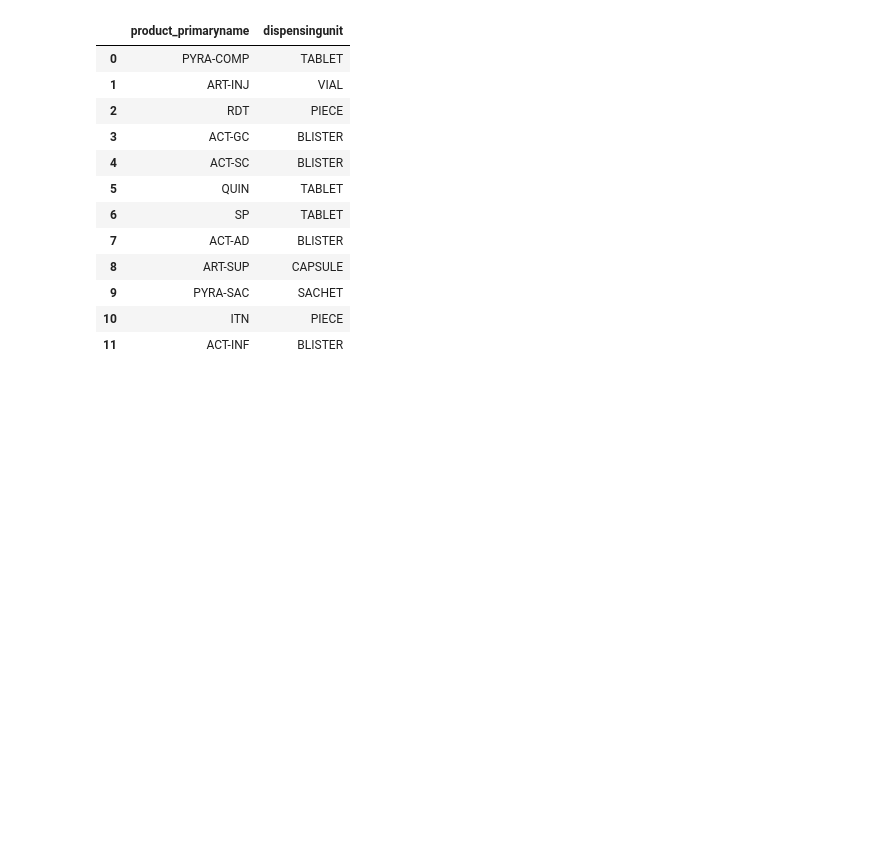
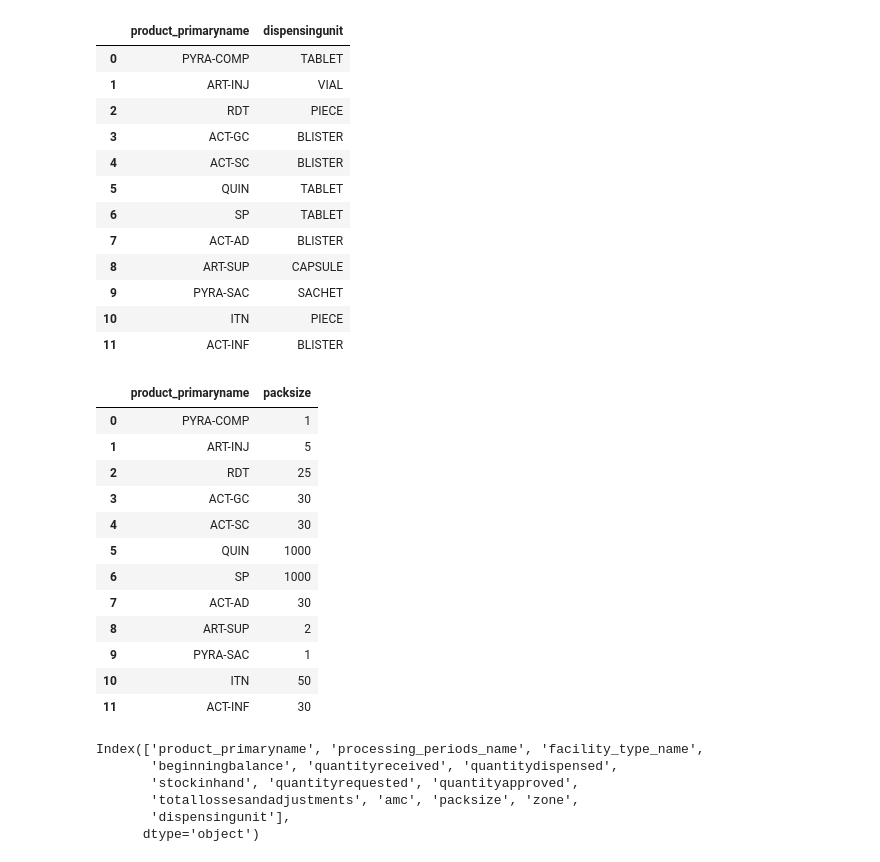
Before and after one commit to gerard-bisama/data-analytics-project, a Jupyter notebook: data_cleaning/Data Preparation.ipynb, the cells around one changed output. Drawn from its saved outputs; the diff is of its cells as text; code cells hidden in the pictures; blank space fills up the shorter version.

```diff
--- a/data_cleaning/Data Preparation.ipynb
+++ b/data_cleaning/Data Preparation.ipynb
@@ -471,3 +580,30 @@ df_product_dispensingunit_unique
 | 9 | PYRA-SAC | SACHET |
 | 10 | ITN | PIECE |
 | 11 | ACT-INF | BLISTER |
+# %%
+df_product_packsize_unique = requisitions_cleaned_inventory[['product_primaryname', 'packsize']].drop_duplicates().reset_index(drop=True)
+df_product_packsize_unique
+# %% [output]
+|  | product_primaryname | packsize |
+| 0 | PYRA-COMP | 1 |
+| 1 | ART-INJ | 5 |
+| 2 | RDT | 25 |
+| 3 | ACT-GC | 30 |
+| 4 | ACT-SC | 30 |
+| 5 | QUIN | 1000 |
+| 6 | SP | 1000 |
+| 7 | ACT-AD | 30 |
+| 8 | ART-SUP | 2 |
+| 9 | PYRA-SAC | 1 |
+| 10 | ITN | 50 |
+| 11 | ACT-INF | 30 |
+# %%
+#renaming the column to the snake style
+requisitions_cleaned_inventory.columns
+# %% [output]
+Index(['product_primaryname', 'processing_periods_name', 'facility_type_name',
+       'beginningbalance', 'quantityreceived', 'quantitydispensed',
+       'stockinhand', 'quantityrequested', 'quantityapproved',
+       'totallossesandadjustments', 'amc', 'packsize', 'zone',
+       'dispensingunit'],
+      dtype='object')
```
Also changed, not shown: parts of 16 cells of this notebook, 2 other files.
